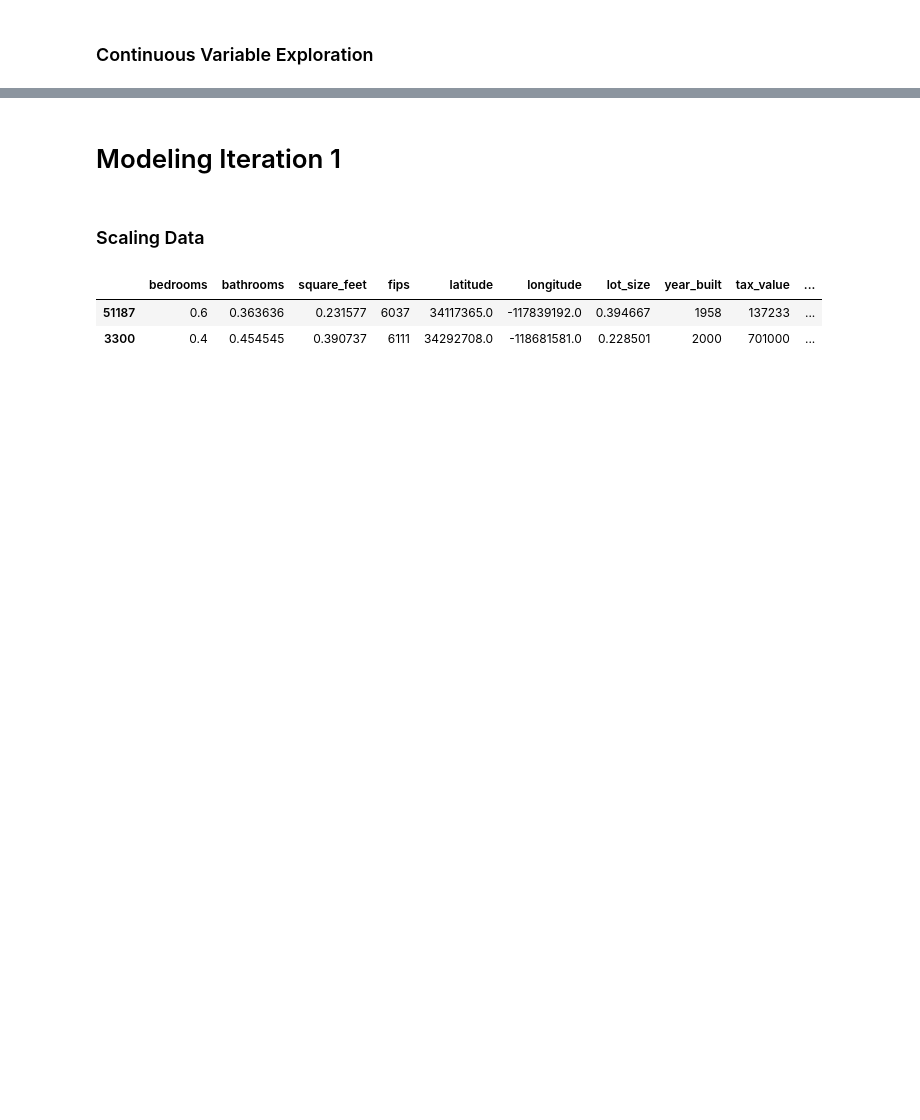
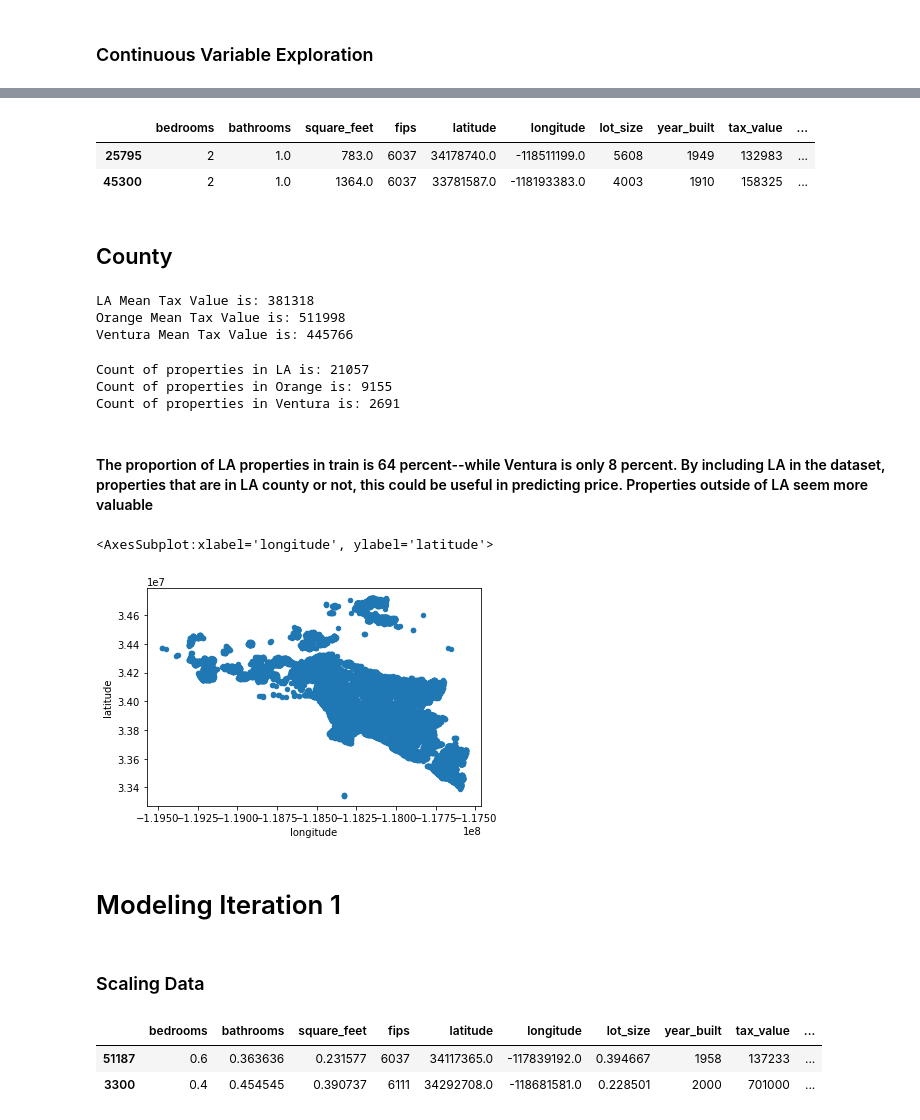
Before and after one commit to cristinalucin/regression-project, a Jupyter notebook: project_workbook.ipynb, the cells around one changed output, grey strips where cells are left out. Saved outputs shown, nothing was run; the diff lists cells and outputs as text; code cells hidden in the pictures; blank space fills up the shorter version.

```diff
--- a/project_workbook.ipynb
+++ b/project_workbook.ipynb
@@ -201,0 +306,8 @@ sns.jointplot(x, y, data=train, kind=scatter)
+# %%
+two_bedroom.head(2)
+# %% [output]
+|  | bedrooms | bathrooms | square_feet | fips | latitude | longitude | lot_size | year_built | tax_value | ... |
+| 25795 | 2 | 1.0 | 783.0 | 6037 | 34178740.0 | -118511199.0 | 5608 | 1949 | 132983 | ... |
+| 45300 | 2 | 1.0 | 1364.0 | 6037 | 33781587.0 | -118193383.0 | 4003 | 1910 | 158325 | ... |
+# %% [markdown]
+## County
@@ -201,0 +318,23 @@ sns.jointplot(x, y, data=train, kind=scatter)
+# %%
+print(f'LA Mean Tax Value is: {round(LA.tax_value.mean())}')
+print(f'Orange Mean Tax Value is: {round(Orange.tax_value.mean())}')
+print(f'Ventura Mean Tax Value is: {round(Ventura.tax_value.mean())}')
+# %% [output]
+LA Mean Tax Value is: 381318
+Orange Mean Tax Value is: 511998
+Ventura Mean Tax Value is: 445766
+# %%
+print(f'Count of properties in LA is: {len(LA.value_counts())}')
+print(f'Count of properties in Orange is: {len(Orange.value_counts())}')
+print(f'Count of properties in Ventura is: {len(Ventura.value_counts())}')
+# %% [output]
+Count of properties in LA is: 21057
+Count of properties in Orange is: 9155
+Count of properties in Ventura is: 2691
+# %% [markdown]
+#### The proportion of LA properties in train is 64 percent--while Ventura is only 8 percent. By including LA in the dataset, properties that are in LA county or not, this could be useful in predicting price. Properties outside of LA seem more valuable
+# %%
+train.plot(x="longitude", y="latitude", kind="scatter", colormap="YlOrRd")
+# %% [output]
+<AxesSubplot:xlabel='longitude', ylabel='latitude'>
+[figure, added]
```
Also changed, not shown: parts of 71 cells of this notebook, 2 other files.
